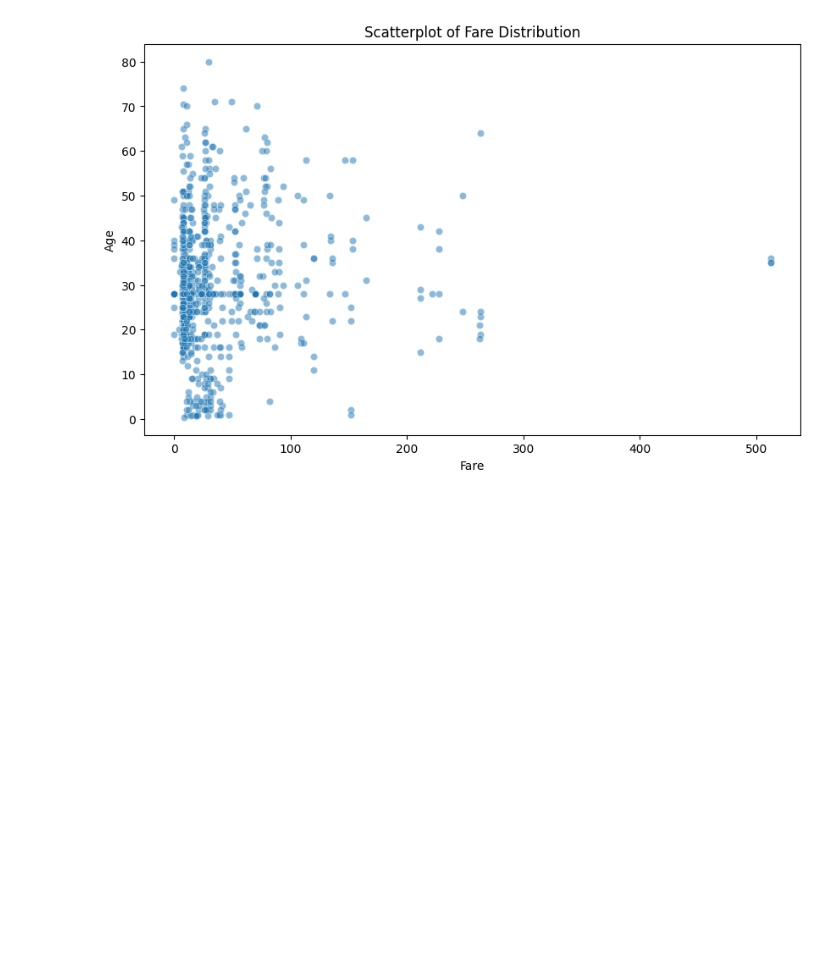
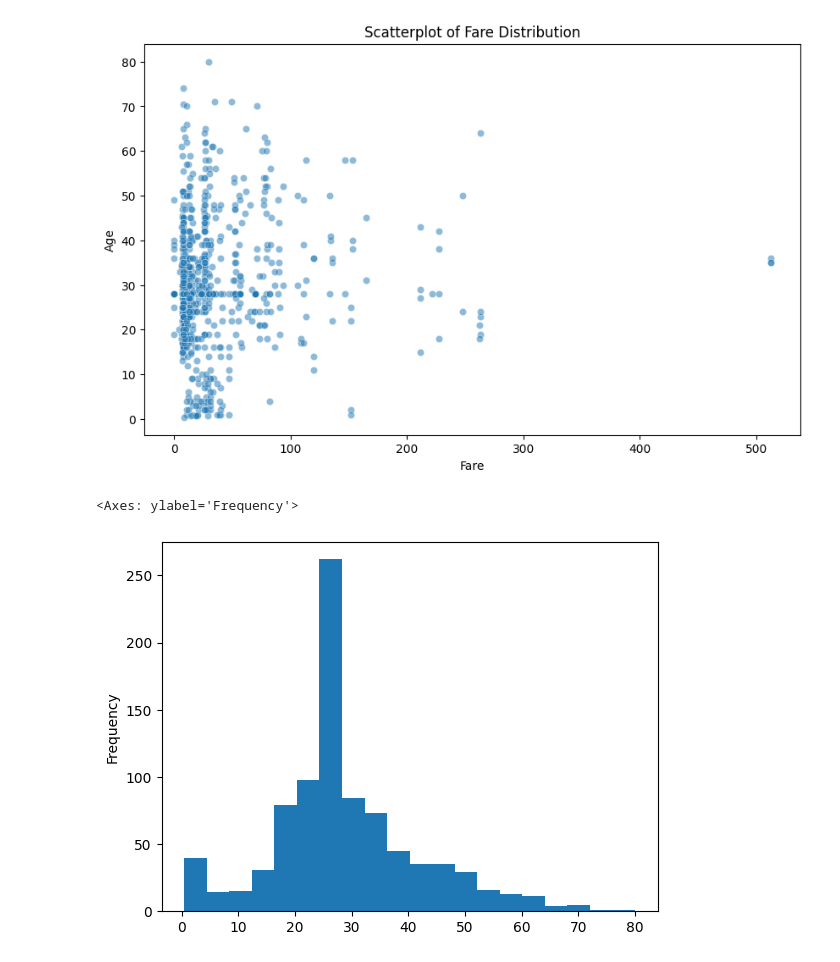
Before and after one commit to AaryanGole26/PRODIGY_DS, a Jupyter notebook: Prodigy_DS_02.ipynb, the cells around one changed output. Drawn from its saved outputs; the diff is of its cells as text; code cells hidden in the pictures; blank space fills up the shorter version.

```diff
--- a/Prodigy_DS_02.ipynb
+++ b/Prodigy_DS_02.ipynb
@@ -128,3 +126,8 @@ pyplt.ylabel('Age')
 pyplt.show()
 # %% [output]
 [figure]
+# %%
+df['Age'].plot(kind='hist',bins=20)
+# %% [output]
+<Axes: ylabel='Frequency'>
+[figure, added]
```
Also changed, not shown: parts of 35 cells of this notebook.
